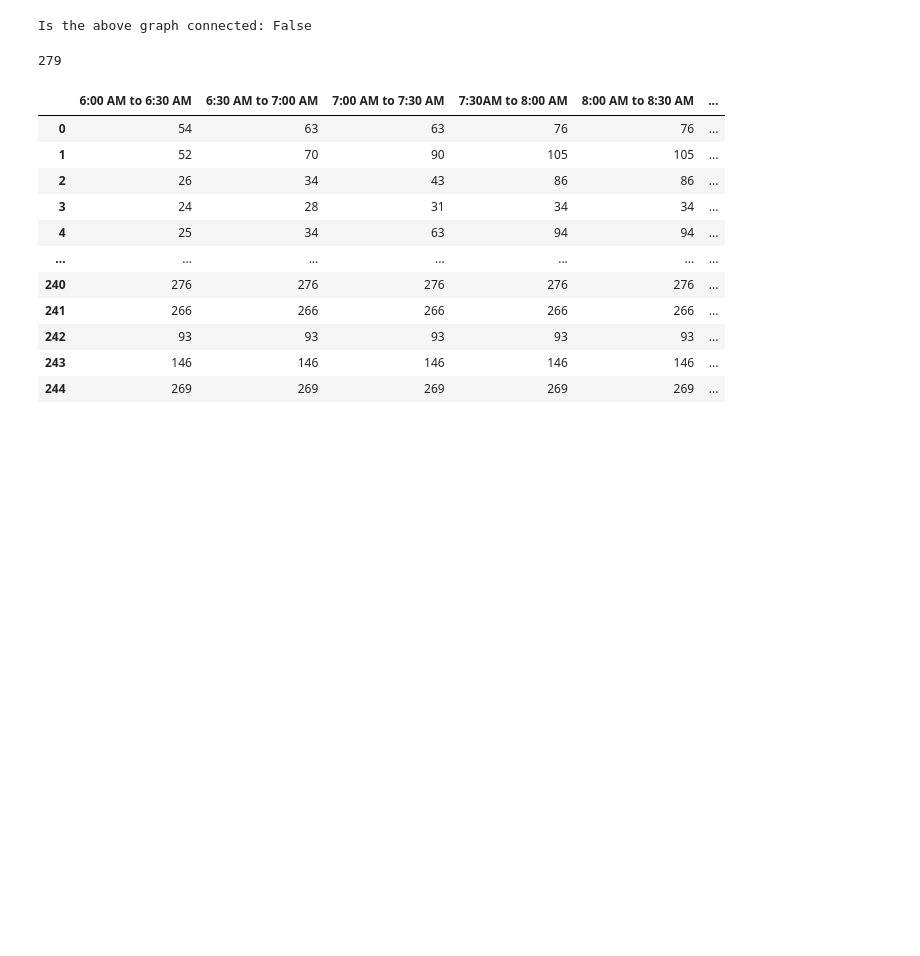
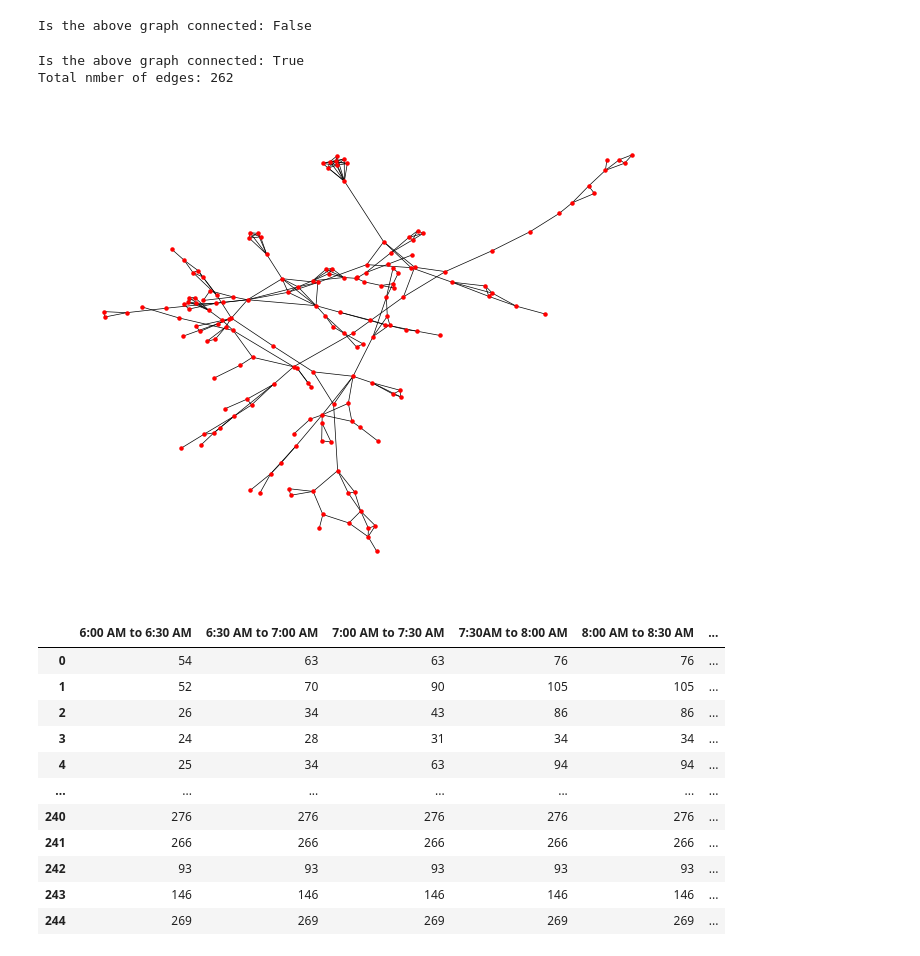
Before and after one commit to yzw19990124/GCN-Application, a Jupyter notebook: graph-init.ipynb, the cells around one changed output. Saved outputs shown, nothing was run; the diff lists cells and outputs as text; code cells hidden in the pictures; blank space fills up the shorter version.

```diff
--- a/graph-init.ipynb
+++ b/graph-init.ipynb
@@ -265,27 +269,36 @@ Is the above graph connected: False
 # %%
 import random
 islands = nx.connected_components(G)
 islands = list(islands)
-len(G.edges)
+disc = []
+# len(G.edges)#279
 # len(islands)
-# for i, sub in enumerate(islands):
-#     rand_source = random.choice(list(sub))
-#     for j in range(i+1,len(islands)):
-#         rand_target = random.choice(list(islands[j]))
-#         source =(edge_df.iloc[rand_source][1], edge_df.iloc[rand_source][2])
-#         target =(edge_df.iloc[rand_target][1], edge_df.iloc[rand_target][2])
-#         dist = geodesic(source, target).miles
-#         edge_matrix[rand_source, rand_target] = dist
+largest = []
+for i,cluster in enumerate(islands):
+    if len(cluster) > len(largest):
+        largest = cluster
+islands.remove(largest)
+largest = list(largest)
+#Connect the largest component to the rest of the components
+for grp in islands:
+    rand_source = random.choice(largest)
+    source =(edge_df.iloc[rand_source][1], edge_df.iloc[rand_source][2])
+    temp = random.choice(list(grp))
+    target = (edge_df.iloc[temp][1], edge_df.iloc[temp][2])
+    dist = geodesic(source, target).miles
+    edge_matrix[rand_source, temp] = dist
 
-
-# #Construct a visualization for the static graph from the adj matrix
-# G2 = nx.Graph(edge_matrix)
-# options = {'node_color': 'red', 'node_size': 5, 'width':0.5}
-# #pos = nx.spring_layout(G)
-# nx.draw(G2, **options)
-# print(f"Is the above graph connected: {nx.is_connected(G2)}")
+#Construct a visualization for the static graph from the adj matrix
+G2 = nx.Graph(edge_matrix)
+options = {'node_color': 'red', 'node_size': 5, 'width':0.5}
+#pos = nx.spring_layout(G)
+nx.draw(G2, **options)
+print(f"Is the above graph connected: {nx.is_connected(G2)}")
+print(f"Total nmber of edges: {len(G2.edges)}")
 # %% [output]
-279
+Is the above graph connected: True
+Total nmber of edges: 262
+[figure, added]
 # %%
 #Start to construct the temporal graph
 time_to_secs = travel_times_df.iloc[:,1:17].astype(str)
```
Also changed, not shown: parts of 5 cells of this notebook, 1 other file.
